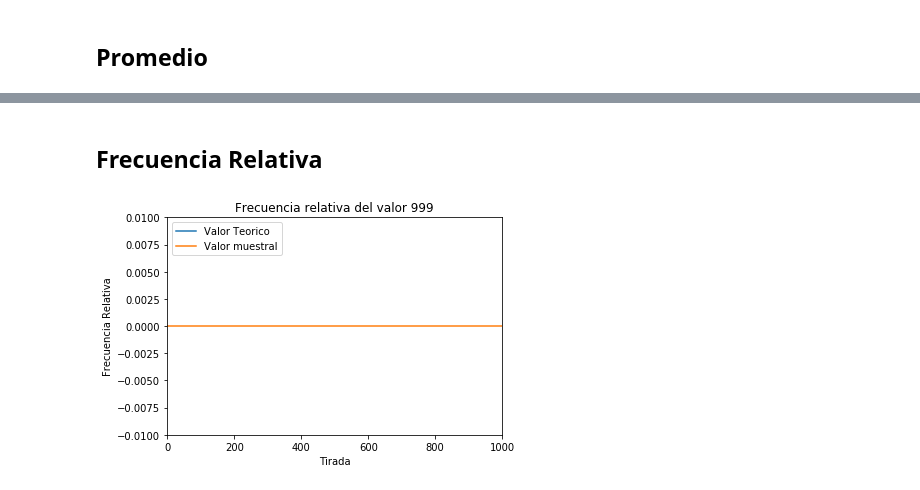
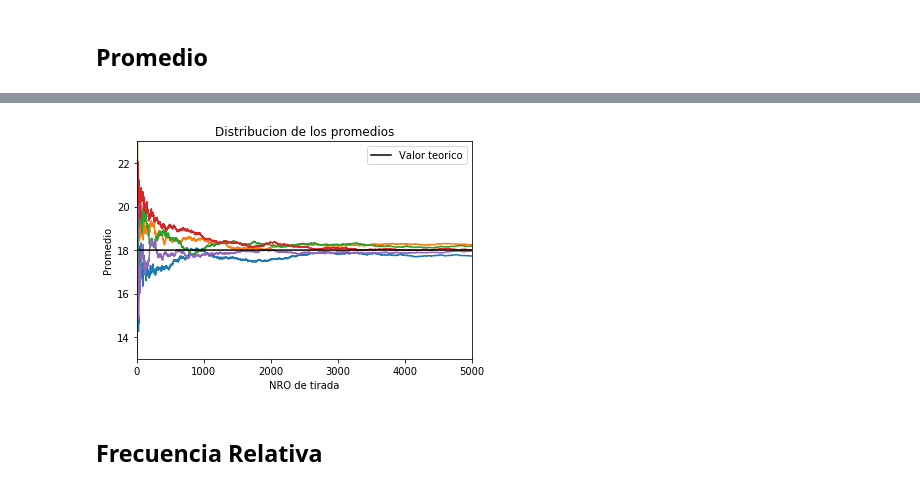
Before and after one commit to alejaz92/facultad, a Jupyter notebook: TP1 - Ruleta.ipynb, the cells around one changed output, grey strips where cells are left out. Cells and saved outputs as stored; diff of their text form; code cells hidden in the pictures.

```diff
--- a/TP1 - Ruleta.ipynb
+++ b/TP1 - Ruleta.ipynb
@@ -41,34 +40,34 @@ plt.show()
+# %%
+tm = 5000               # Tamaño de la muestra
+ex = 5                  # cantidad de experimentos
+vi = 0                  # valor inicial ruleta
+vf = 36                 # valor final ruleta
+et = (vf - vi ) / 2     # Esperanza teorica
+med_et = []             # arreglo del promedio teorico
+
+for i in range(ex):    # Bucle para cada experimento
+
+    arr_nro = []
+    arr_prom = []
+    for tir in range(1, tm + 1):    # Bucle para cada tirada
+        nro_random = np.random.randint(vi, vf + 1)
+        arr_nro.append(nro_random)
+        prom = np.mean(arr_nro)
+        arr_prom.append(prom)
+    plt.plot(arr_prom)    # Grafico del experimento
+
+for tir in range(1, tm +1): # Bucle adicional para graficar el valor teorico
+    med_et.append(et)
+
+# a continuacion grafico del valor teorico y detalles adicionales de graficacion
+plt.plot(med_et, color= "black", label= "Valor teorico")
+plt.axis([0, tm, et - 5, et + 5])
+plt.title("Distribucion de los promedios")
+plt.xlabel("NRO de tirada")
+plt.ylabel("Promedio")
+plt.legend(loc="upper right")
+plt.show()
+# %% [output]
+[figure, added]
 # %% [markdown]
 ## Frecuencia Relativa
-# %%
-si = 1000  # Tamaño de la muestra
-ex = 10 # Cantidad de experimentos
-vi = 0 # Valor inicial
-vf = 36 # Valor Final
-x = 7               # número del experimento
-vt = 1/(vf - vi + 1)  # valor teórico
-array_fr = []       # frecuencia relativa
-array_vt = []
-counti = 0
-countx = 0
-maximo = 0
-
-for x in range(si):
-    counti += 1
-    if np.random.randint(vi, vf) == x:
-        countx += 1
-    if (countx/counti)>maximo:
-        maximo=countx/counti
-    array_fr.append(countx/counti)
-    array_vt.append(vt)
-
-plt.title('Frecuencia relativa del valor '+ repr(x))
-plt.plot(array_vt, label = "Valor Teorico")
-plt.plot(array_fr, label = "Valor muestral")
-plt.xlabel('Tirada')
-plt.ylabel('Frecuencia Relativa')
-plt.axis([0, si, -0.01, maximo + 0.01])
-plt.legend(loc="upper left")
-plt.show()
-# %% [output]
-[figure, removed]
```
Also changed, not shown: parts of 4 cells of this notebook.
